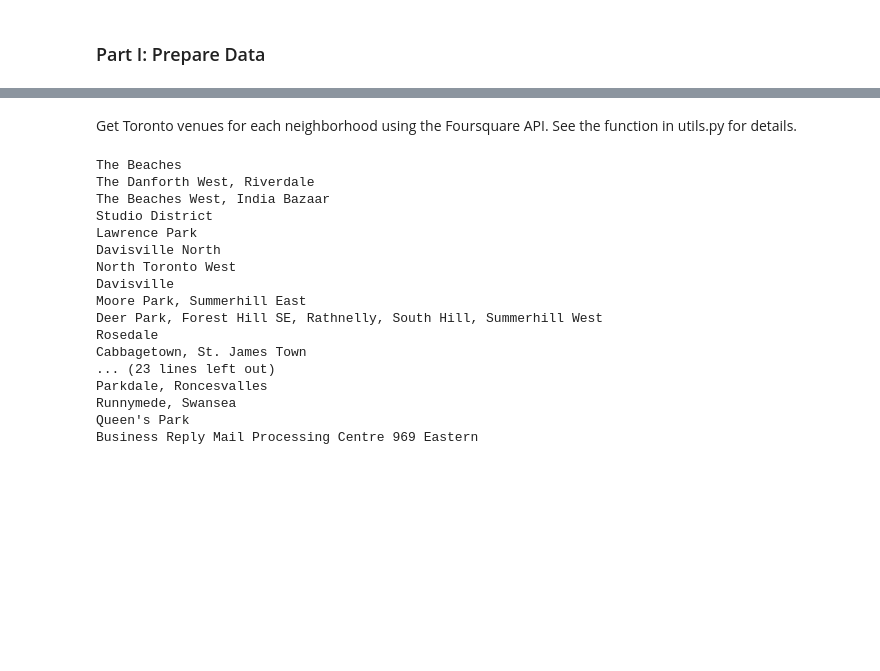
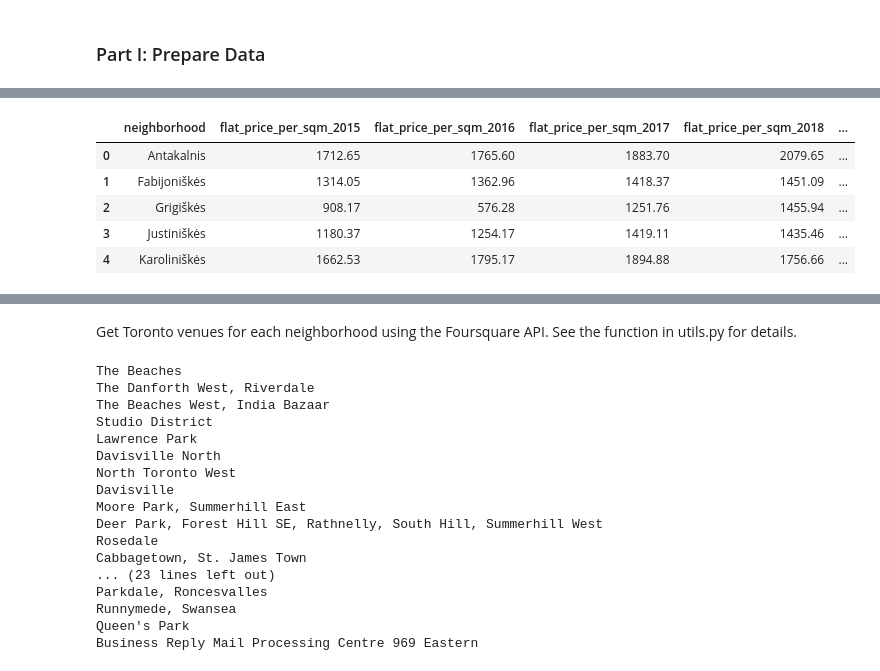
Before and after one commit to mantcep/dspc, a Jupyter notebook: notebooks/dspc-cp.ipynb, the cells around one changed output, grey strips where cells are left out. Drawn from its saved outputs; the diff is of its cells as text; code cells hidden in the pictures; blank space fills up the shorter version.

```diff
--- a/segmenting-neighborhoods-toronto.ipynb
+++ b/notebooks/dspc-cp.ipynb
@@ -210,0 +72,2 @@ map_toronto
+# %%
+df_price['date'] = df_price['date'].astype(str)
@@ -210,0 +76,16 @@ map_toronto
+# %%
+df_piv = df_price.pivot(index='neighborhood', columns='date', values=['flat_price_per_sqm', 'house_price_per_sqm']).reset_index()
+# %%
+# https://stackoverflow.com/questions/27071661/pivoting-pandas-dataframe-into-prefixed-cols-not-a-multiindex
+df_piv.columns = ['_'.join(col).strip() for col in df_piv.columns]
+# %%
+df_piv.rename(columns={'neighborhood_': 'neighborhood'}, inplace=True)
+# %%
+df_piv.head()
+# %% [output]
+|  | neighborhood | flat_price_per_sqm_2015 | flat_price_per_sqm_2016 | flat_price_per_sqm_2017 | flat_price_per_sqm_2018 | ... |
+| 0 | Antakalnis | 1712.65 | 1765.60 | 1883.70 | 2079.65 | ... |
+| 1 | Fabijoniškės | 1314.05 | 1362.96 | 1418.37 | 1451.09 | ... |
+| 2 | Grigiškės | 908.17 | 576.28 | 1251.76 | 1455.94 | ... |
+| 3 | Justiniškės | 1180.37 | 1254.17 | 1419.11 | 1435.46 | ... |
+| 4 | Karoliniškės | 1662.53 | 1795.17 | 1894.88 | 1756.66 | ... |
```
Also changed, not shown: parts of 65 cells of this notebook, 9 other files.
